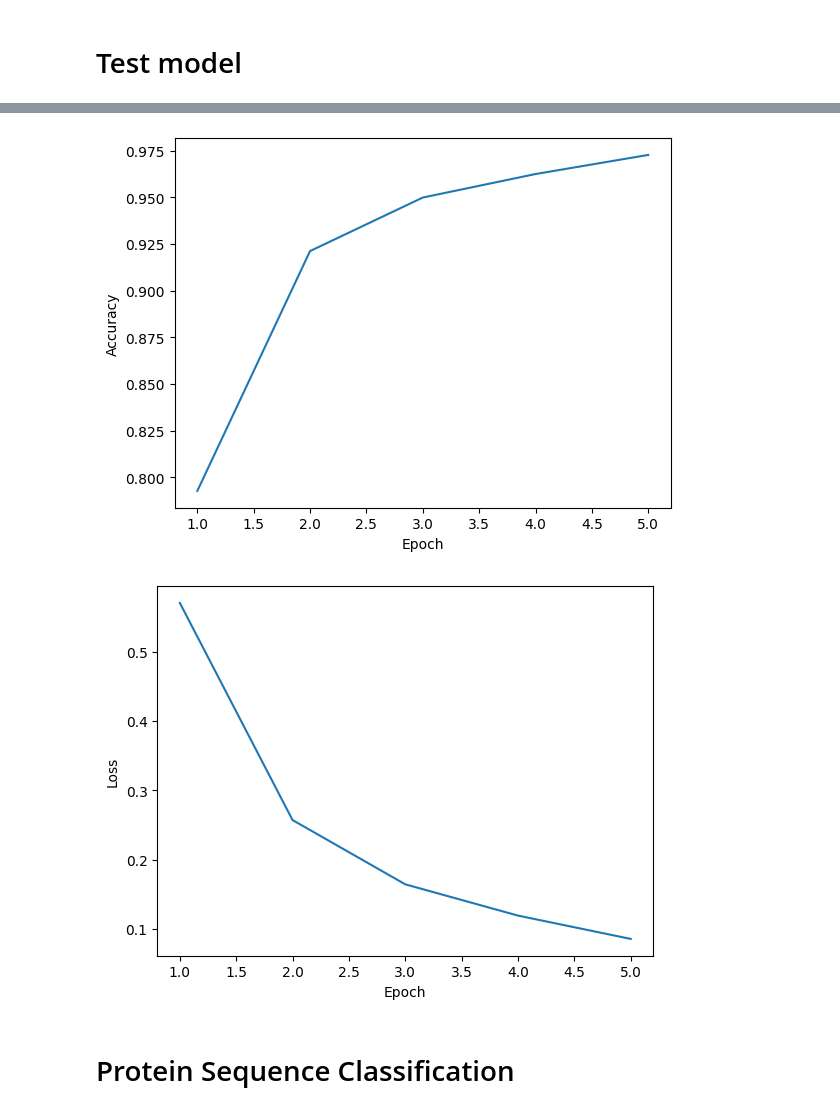
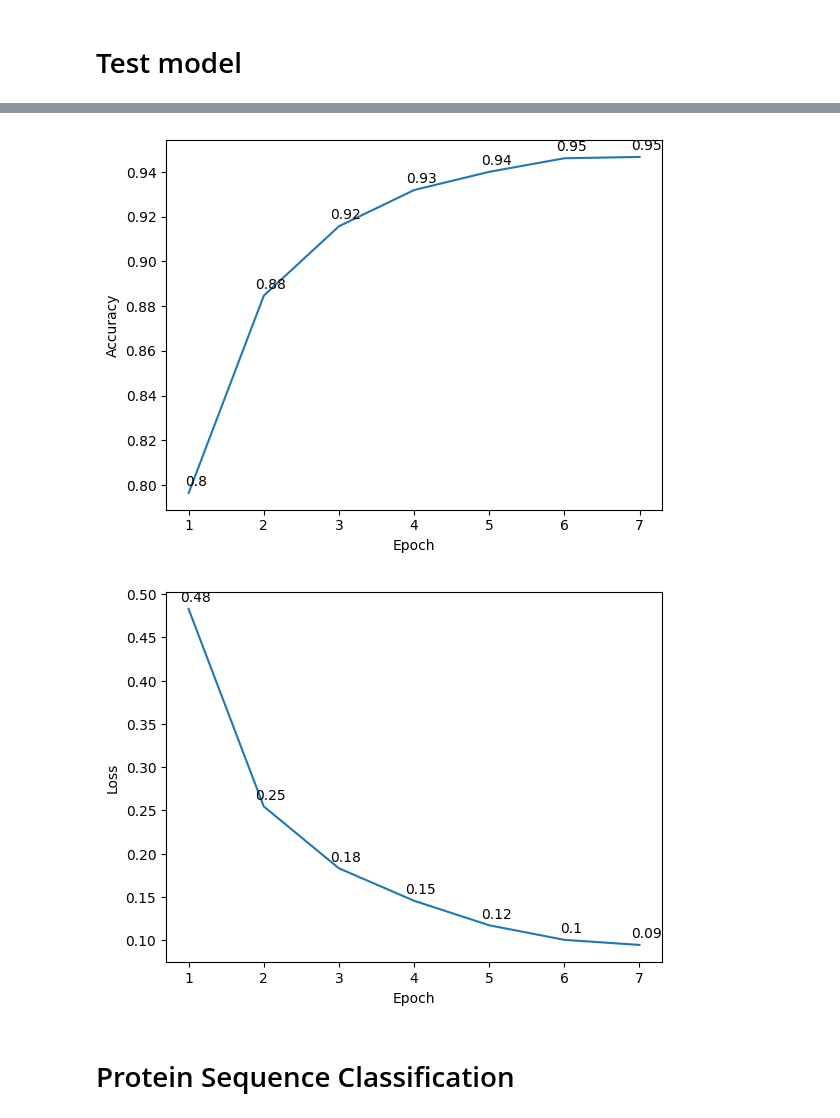
Before and after one commit to KhangSimple/dna_protein_analysis, a Jupyter notebook: dna-analysis.ipynb, the cells around one changed output, grey strips where cells are left out. Drawn from its saved outputs; the diff is of its cells as text; code cells hidden in the pictures.

Commit message:
Kaggle Notebook | DNA Analysis | Visualize and statistics

```diff
--- a/dna-analysis.ipynb
+++ b/dna-analysis.ipynb
@@ -77,3 +74,13 @@ covid_encoding = data_preprocessing(covid_data)
 dengue_encoding = data_preprocessing(dengue_data)
 # influenza_encoding = data_preprocessing(influenza_data)
 # hepatitis_encoding = data_preprocessing(hepatitis_data)
+# %%
+mers_data = pd.DataFrame({"dna": mers_encoding})
+sars_data = pd.DataFrame({"dna": sars_encoding})
+covid_data = pd.DataFrame({"dna": covid_encoding})
+dengue_data = pd.DataFrame({"dna": dengue_encoding})
+# %%
+mers_data['length'] = mers_data['dna'].apply(lambda x: len(x))
+sars_data['length'] = sars_data['dna'].apply(lambda x: len(x))
+covid_data['length'] = covid_data['dna'].apply(lambda x: len(x))
+dengue_data['length'] = dengue_data['dna'].apply(lambda x: len(x))
@@ -164,3 +316,24 @@ Model: "sequential_4"
  Total params: 0 (0.00 B)
  Trainable params: 0 (0.00 B)
  Non-trainable params: 0 (0.00 B)
+# %%
+#
+# Create CNN model with keras
+# A simpleRNN without any pretrained embeddings and one dense layer
+#
+optimizers = tf.keras.optimizers.Adam(learning_rate = 0.01)
+
+model = keras.Sequential()
+model.add(tf.keras.layers.Embedding(input_dim=max_length,output_dim=8))
+model.add(layers.Conv1D(filters=128, kernel_size=3, activation='relu'))
+model.add(layers.MaxPooling1D(pool_size=2))
+model.add(layers.Conv1D(filters=64, kernel_size=3, activation='relu'))
+model.add(layers.MaxPooling1D(pool_size=2))
+model.add(layers.LSTM(units = 512))
+model.add(layers.Flatten())
+model.add(layers.Dense(units=128, activation='relu'))
+model.add(layers.Dense(units=64, activation='relu'))
+model.add(layers.Dense(units=4, activation='softmax'))
+model.compile(optimizer=optimizers, loss='categorical_crossentropy', metrics=['accuracy'])
+
+model.summary()
@@ -247,19 +537,23 @@ epoch
 plt.ylabel('Accuracy')
 plt.xlabel('Epoch')
 plt.plot(epoch, accuracy_his)
+for i, (xi, yi) in enumerate(zip(epoch, accuracy_his)):
+    plt.annotate(f'{round(yi,2)}', (xi, yi), textcoords="offset points", xytext=(5, 5), ha='center')
 plt.show()
 # %% [output]
-[figure, old version]
+[figure, new version]
 # %%
 #
 # Display loss history
 #
 plt.ylabel('Loss')
 plt.xlabel('Epoch')
 plt.plot(epoch, loss_his)
+for i, (xi, yi) in enumerate(zip(epoch, loss_his)):
+    plt.annotate(f'{round(yi,2)}', (xi, yi), textcoords="offset points", xytext=(5, 5), ha='center')
 plt.show()
 # %% [output]
-[figure, old version]
+[figure, new version]
 # %% [markdown]
 # Protein Sequence Classification
 # %% [markdown]
```
Also changed, not shown: parts of 48 cells of this notebook.
